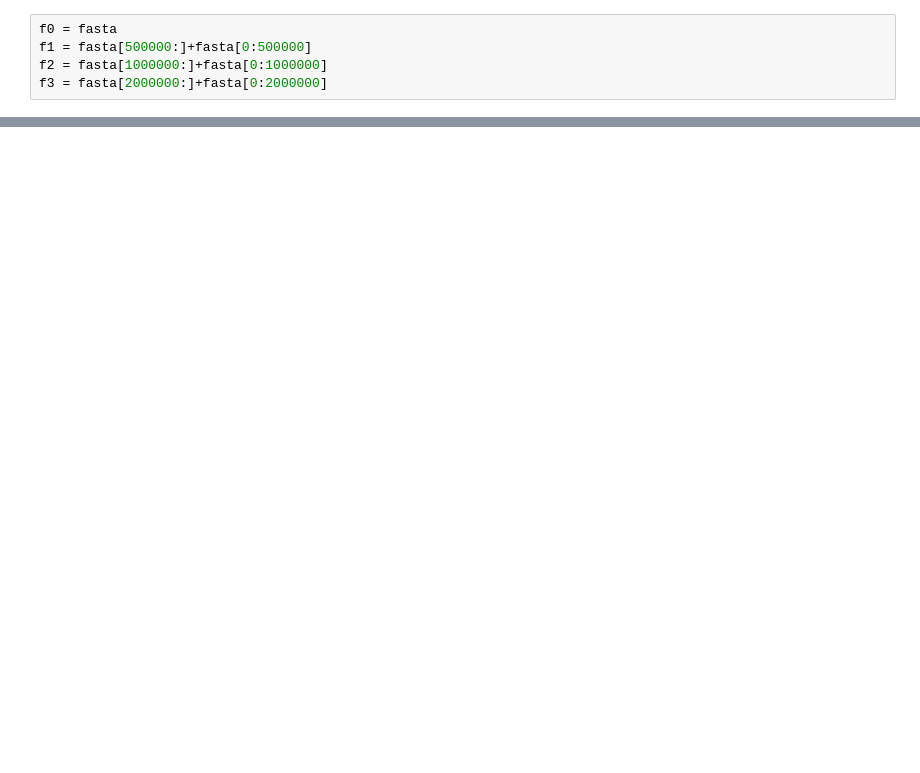
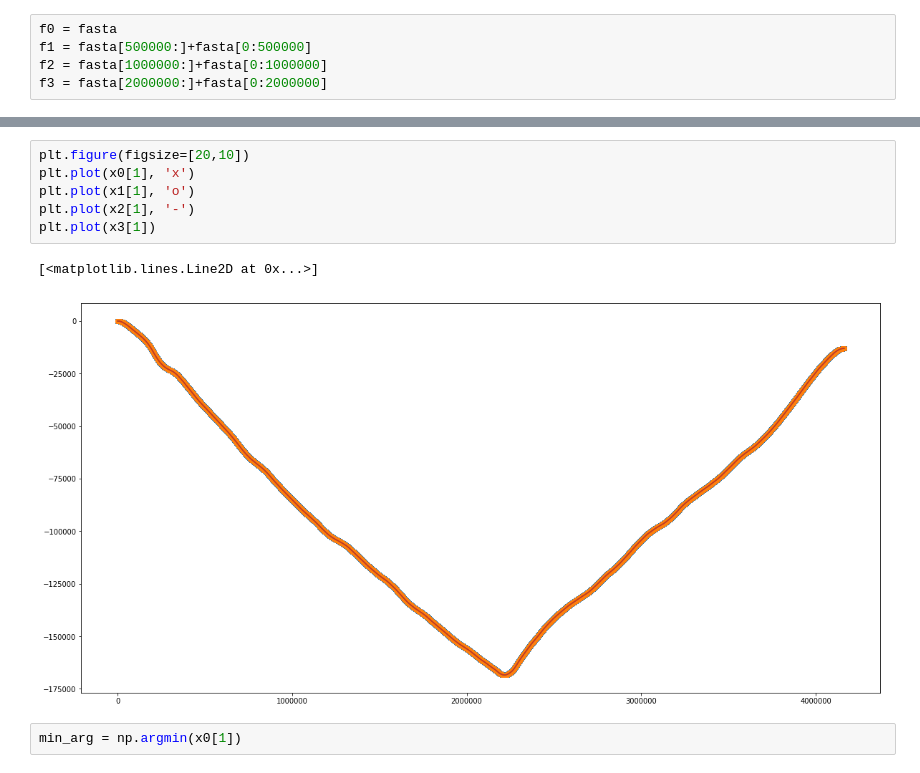
Before and after one commit to MohammedAlJaff/orite, a Jupyter notebook: inital_base_phased_start_points.ipynb, the cells around one changed output, grey strips where cells are left out. Drawn from its saved outputs; the diff is of its cells as text; blank space fills up the shorter version.

```diff
--- a/inital_base_phased_start_points.ipynb
+++ b/inital_base_phased_start_points.ipynb
@@ -157,0 +81,11 @@ a[1:int(x)]
+# %%
+plt.figure(figsize=[20,10])
+plt.plot(x0[1], 'x')
+plt.plot(x1[1], 'o')
+plt.plot(x2[1], '-')
+plt.plot(x3[1])
+# %% [output]
+[<matplotlib.lines.Line2D at 0x...>]
+[figure, added]
+# %%
+min_arg = np.argmin(x0[1])
```
Also changed, not shown: parts of 33 cells of this notebook, 3 other files.
